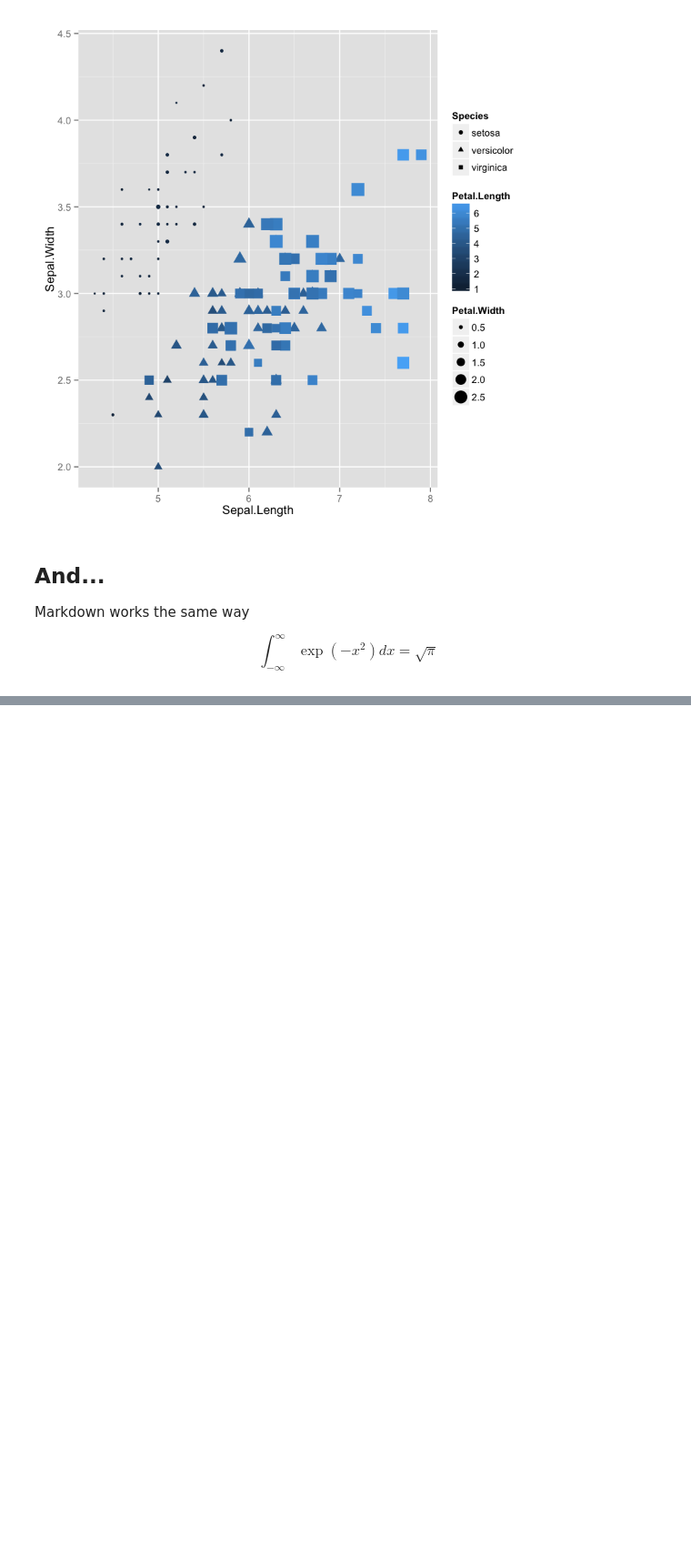
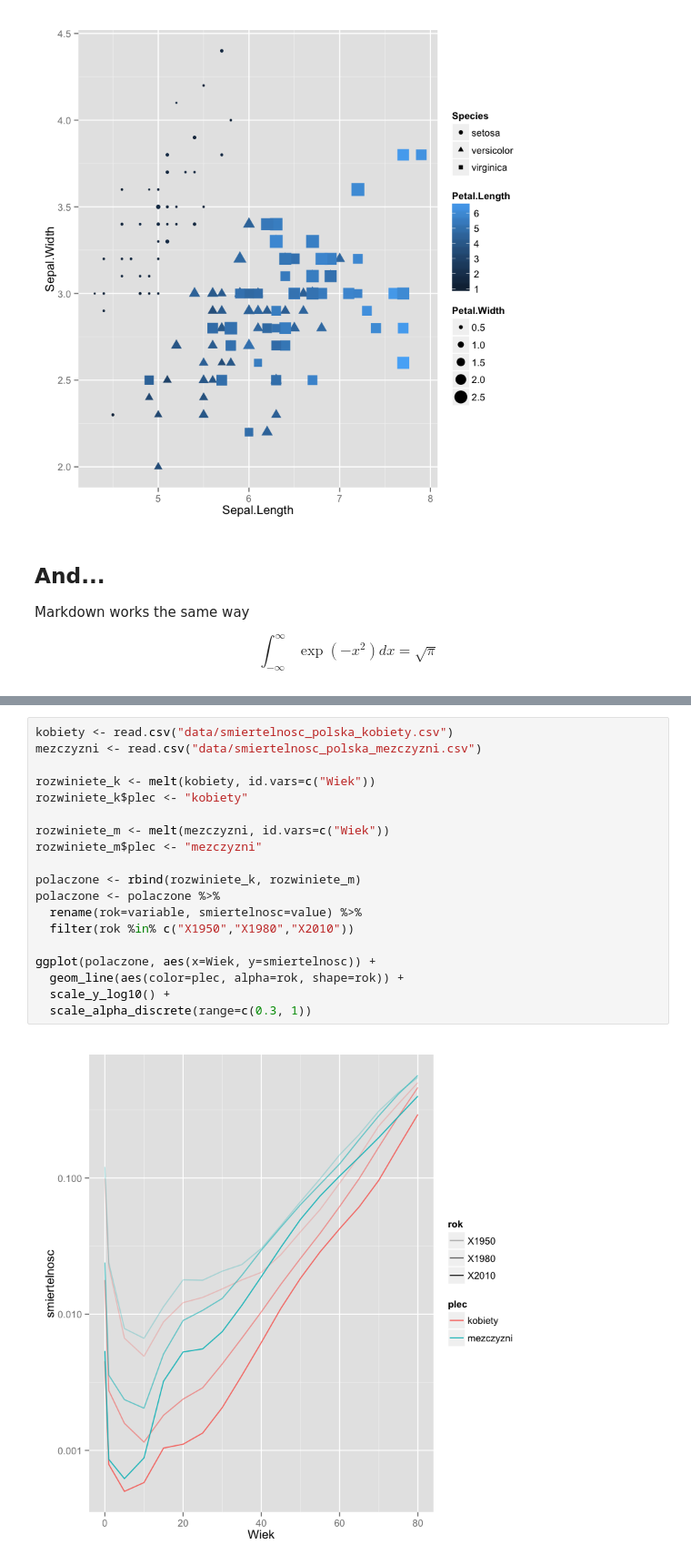
Before and after one commit to mi2-warsaw/SER, a Jupyter notebook: SER_XII/piotr_migdal_jupyter_notebook/jupyter_2_r.ipynb, the cells around one changed output, grey strips where cells are left out. Shown at 91% size. Drawn from its saved outputs; the diff is of its cells as text; blank space fills up the shorter version.

```diff
--- a/SER_XII/piotr_migdal_jupyter_notebook/jupyter_2_r.ipynb
+++ b/SER_XII/piotr_migdal_jupyter_notebook/jupyter_2_r.ipynb
@@ -20,0 +48,21 @@ $$\int_{-\infty}^\infty \exp(-x^2) dx = \sqrt{\pi}$$
+# %%
+kobiety <- read.csv("data/smiertelnosc_polska_kobiety.csv")
+mezczyzni <- read.csv("data/smiertelnosc_polska_mezczyzni.csv")
+
+rozwiniete_k <- melt(kobiety, id.vars=c("Wiek"))
+rozwiniete_k$plec <- "kobiety"
+
+rozwiniete_m <- melt(mezczyzni, id.vars=c("Wiek"))
+rozwiniete_m$plec <- "mezczyzni"
+
+polaczone <- rbind(rozwiniete_k, rozwiniete_m)
+polaczone <- polaczone %>%
+  rename(rok=variable, smiertelnosc=value) %>%
+  filter(rok %in% c("X1950","X1980","X2010"))
+
+ggplot(polaczone, aes(x=Wiek, y=smiertelnosc)) +
+  geom_line(aes(color=plec, alpha=rok, shape=rok)) +
+  scale_y_log10() +
+  scale_alpha_discrete(range=c(0.3, 1))
+# %% [output]
+[figure, added]
```
Also changed, not shown: parts of 6 cells of this notebook, 6 other files.
